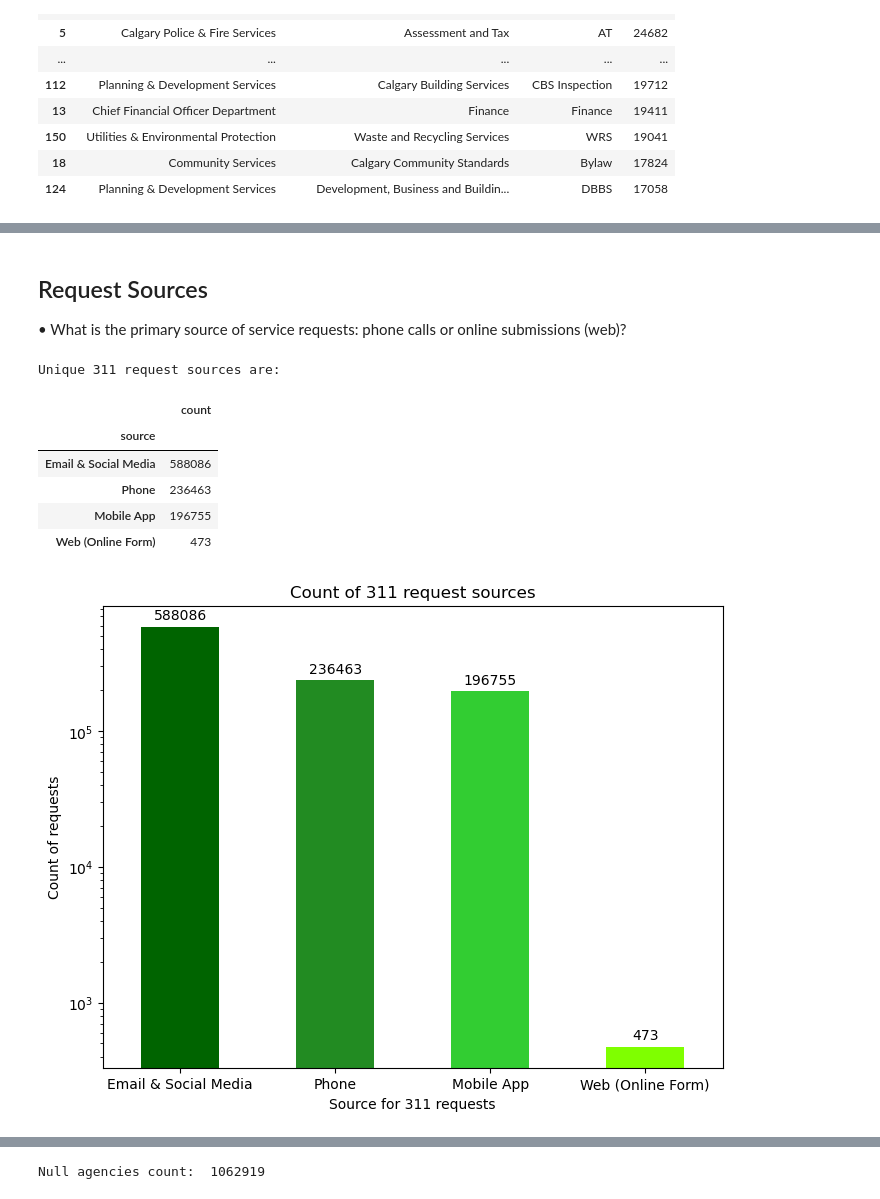
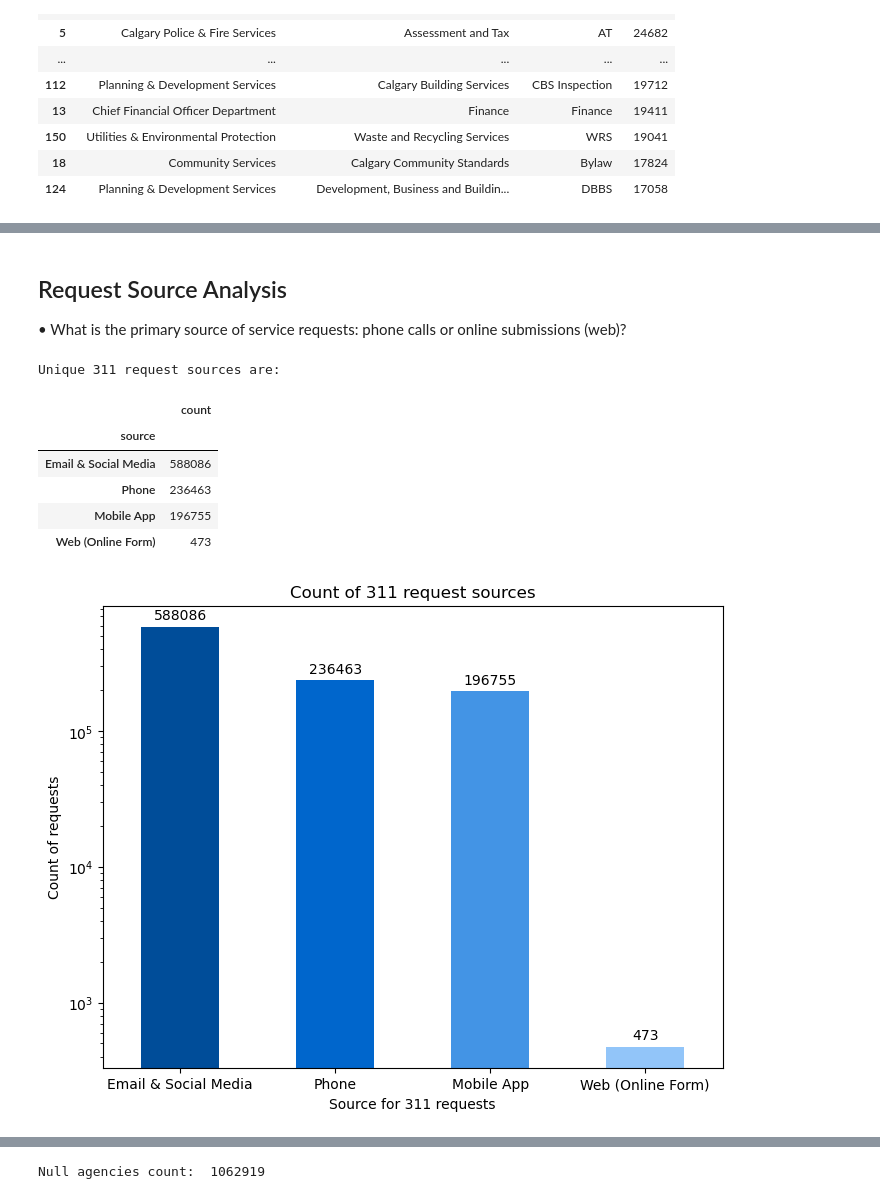
Before and after one commit to AnithaUofC/311ServiceRequests, a Jupyter notebook: 311DataWrangling.ipynb, the cells around one changed output, grey strips where cells are left out. Saved outputs shown, nothing was run; the diff lists cells and outputs as text; code cells hidden in the pictures.

Commit message:
Analysis on data

```diff
--- a/311DataWrangling.ipynb
+++ b/311DataWrangling.ipynb
@@ -208,6 +208,9 @@ df['closed_year'] = df['closed_date'].dt.year
 df['closed_month'] = df['closed_date'].dt.month
 df['closed_day'] = df['closed_date'].dt.day
 
+# Map the numerical days to their names for better readability
+day_name_map = {0: 'Monday', 1: 'Tuesday', 2: 'Wednesday', 3: 'Thursday', 4: 'Friday', 5: 'Saturday', 6: 'Sunday'}
+df['day_name'] = df['request_day'].map(day_name_map)
 
 # Replacing null values in derived date related columns with 0 and converting the column values to int type
 df.loc[df['closed_date'].isna(), ['closed_year', 'closed_month', 'closed_day']] = 0
@@ -256,10 +259,8 @@ Additional Columns created are:
         duplicate_request
 # %%
 # Season Categorisation of "Requests"
-
 # Defining Calgary's timezone
 calgary_tz = pytz.timezone('America/Edmonton')
-
 # Exact UTC times for solstices and equinoxes (taken from Govt of Canada Website)
 seasons_utc = {
     'Spring_2023': '2023-03-20 21:24:00',
@@ -275,35 +276,24 @@ seasons_utc = {
 # Converting the UTC times to Calgary local time
 seasons = {}
 for season, utc_time_str in seasons_utc.items():
-
     # Converting the UTC string into a datetime object
     utc_time = datetime.strptime(utc_time_str, '%Y-%m-%d %H:%M:%S')
     utc_time = pytz.utc.localize(utc_time)
-
     # Converting to Calgary local time
     local_time = utc_time.astimezone(calgary_tz)
-
     # Saving the result in the dictionary
     seasons[season] = local_time
-
-for key, value in seasons.items():
+#for key, value in seasons.items():
 #print(f"{key}: {value.strftime('%Y-%m-%d %H:%M:%S')}")
-    print(f"{key}: {value}")
-
+#    print(f"{key}: {value}")
 
 # Keeping the local time but making it aware for requested_date columns
-
 if df['requested_date'].dt.tz is None:
     df['new_requested_date'] = df['requested_date'].dt.tz_localize('America/Edmonton')
-
-print(df['new_requested_date'].head())
-
-
+#print(df['new_requested_date'].head())
 
 # Categorizing into seasons and creating a new 'season' column
-
 # Assigning seasons based on request date
-
 def get_season(request_date):
     for season, season_date in seasons.items():
         if request_date < season_date:
@@ -311,9 +301,13 @@ def get_season(request_date):
     return 'Winter_2024'  # Default to the latest season
 
 # Creating new season column
-
 df['Season'] = df['new_requested_date'].apply(get_season)
 
+# Define the date range
+start_date = '2023-12-22'
+end_date = '2023-12-31'
+# Update the Season column for the specified date range
+df.loc[(df['requested_date'] >= start_date) & (df['requested_date'] <= end_date), 'Season'] = 'Winter_2023'
 #display(df)
 
 print("\n\033[1m"+"Additional Columns created are:"+"\033[0m")
@@ -353,9 +332,9 @@ print("\n\033[1m"+"Additional Columns created are:"+"\033[0m")
 print("\tcommunity_sector")
 
 #Handling Missing for Community related columns
-df['comm_code'].fillna("Community Centrepoint", inplace=True)
-df['comm_name'].fillna("Community Centrepoint", inplace=True)
-df['community_sector'].fillna("Community Centrepoint", inplace=True)
+df.loc[df['comm_code'].isnull(), 'comm_code'] = "Community Centrepoint"
+df.loc[df['comm_name'].isnull(), 'comm_name'] = "Community Centrepoint"
+df.loc[df['community_sector'].isnull(), 'community_sector'] = "Community Centrepoint"
 # %% [output]
 Additional Columns created are:
         community_sector
@@ -1023,32 +989,32 @@ Average response time: 12.6 days
 # %% [markdown]
-## Request Sources
+## Request Source Analysis
 
 • What is the primary source of service requests: phone calls or online submissions (web)?
 # %%
 # Get the count of each unique value in the 'source' column
 source_counts = pd.DataFrame(efficiencyDF['source'].value_counts())
 print("Unique 311 request sources are:")
 display(source_counts)
 
 # Create a bar chart with a logarithmic scale
 plt.figure(figsize=(8, 6))
-ax = source_counts['count'].plot(kind='bar', color=['#006400', '#228B22', '#32CD32', '#7FFF00'])
+ax = source_counts['count'].plot(kind='bar', color=['#004D99', '#0066CC', '#4394E5', '#92C5F9'])
 plt.xlabel('Source for 311 requests')
 plt.ylabel('Count of requests')
 plt.title('Count of 311 request sources')
 plt.yscale('log')
 plt.xticks(rotation=0)
 # Add count values on top of the bars
 for i in ax.patches:
     ax.annotate(str(i.get_height()), (i.get_x() + i.get_width() / 2, i.get_height()), ha='center', va='center', xytext=(0, 8), textcoords='offset points')
 
 plt.show()
 # %% [output]
 Unique 311 request sources are:
 |  | count |
 | source |  |
 | Email & Social Media | 588086 |
 | Phone | 236463 |
 | Mobile App | 196755 |
 | Web (Online Form) | 473 |
-[figure, old version]
+[figure, new version]
```
Also changed, not shown: parts of 16 cells of this notebook.
